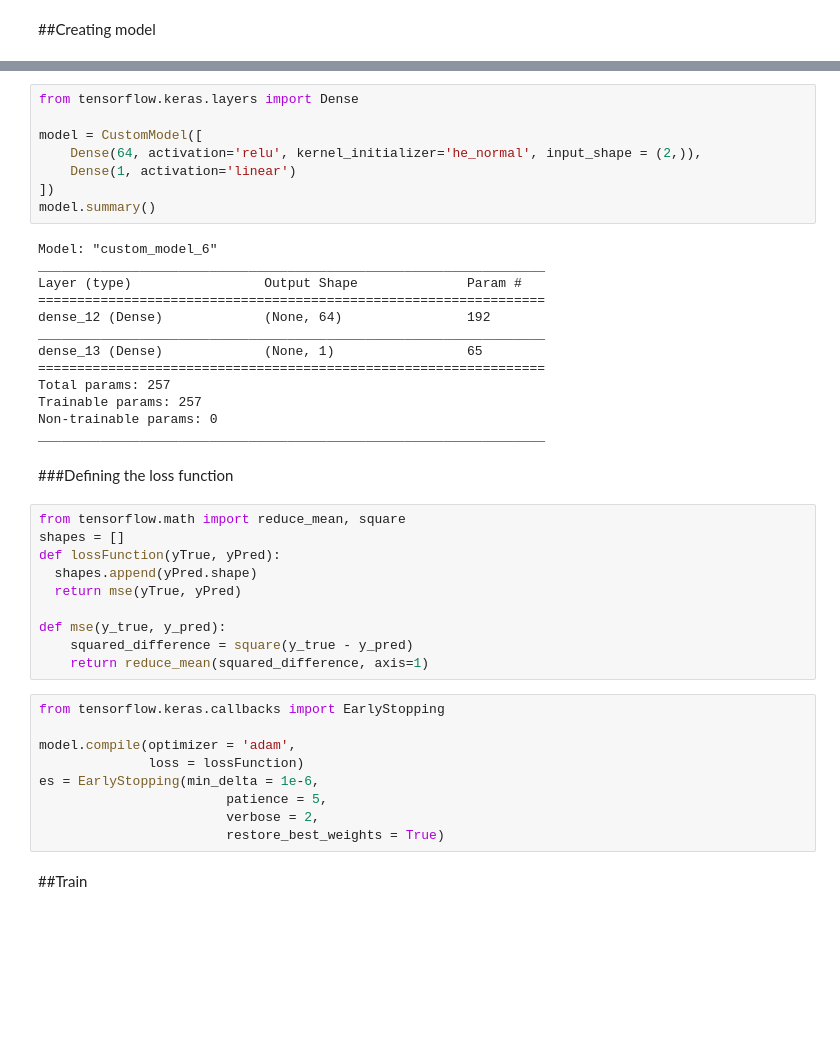
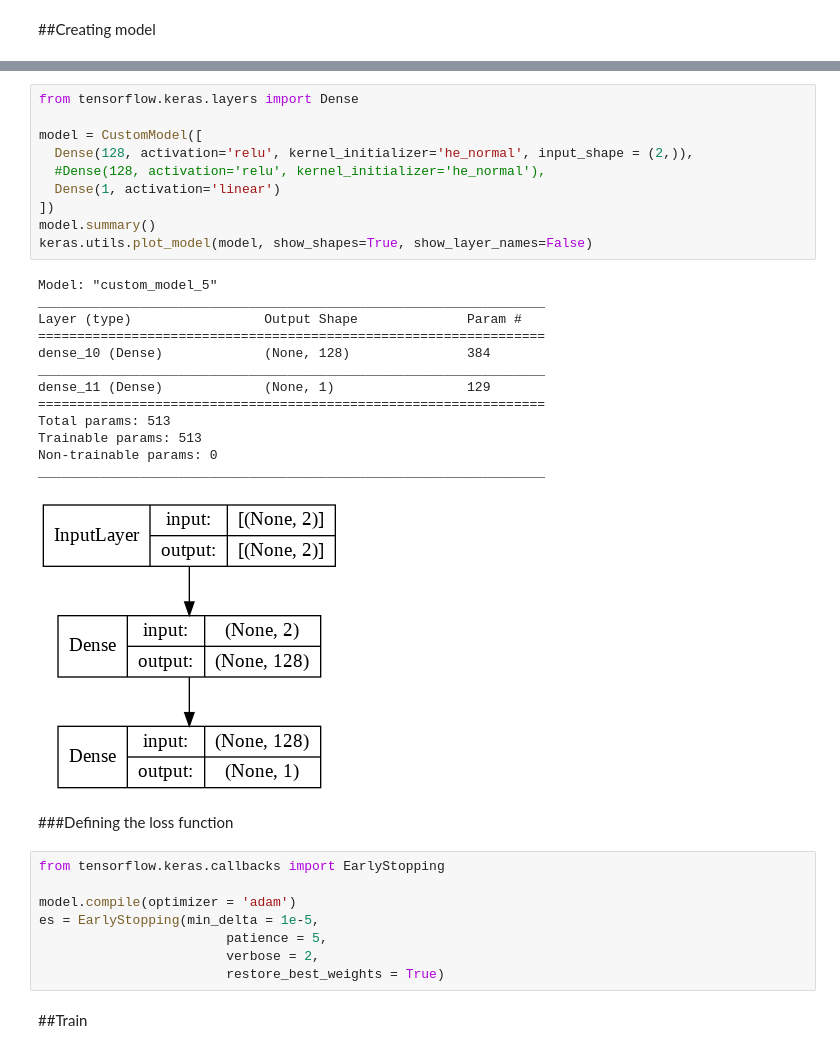
Before and after one commit to Egoago/Onlab, a Jupyter notebook: Önlab.ipynb, the cells around one changed output, grey strips where cells are left out. Drawn from its saved outputs; the diff is of its cells as text; blank space fills up the shorter version.

```diff
--- a/Önlab.ipynb
+++ b/Önlab.ipynb
@@ -95,42 +135,34 @@ class CustomModel(Sequential):
 # %%
 from tensorflow.keras.layers import Dense
 
 model = CustomModel([
-    Dense(64, activation='relu', kernel_initializer='he_normal', input_shape = (2,)),
-    Dense(1, activation='linear')
+  Dense(128, activation='relu', kernel_initializer='he_normal', input_shape = (2,)),
+  #Dense(128, activation='relu', kernel_initializer='he_normal'),
+  Dense(1, activation='linear')
 ])
 model.summary()
+keras.utils.plot_model(model, show_shapes=True, show_layer_names=False)
 # %% [output]
-Model: "custom_model_6"
+Model: "custom_model_5"
 _________________________________________________________________
 Layer (type)                 Output Shape              Param #
 =================================================================
-dense_12 (Dense)             (None, 64)                192
+dense_10 (Dense)             (None, 128)               384
 _________________________________________________________________
-dense_13 (Dense)             (None, 1)                 65
+dense_11 (Dense)             (None, 1)                 129
 =================================================================
-Total params: 257
-Trainable params: 257
+Total params: 513
+Trainable params: 513
 Non-trainable params: 0
 _________________________________________________________________
+[figure, added]
 # %% [markdown]
 ###Defining the loss function
-# %%
-from tensorflow.math import reduce_mean, square
-shapes = []
-def lossFunction(yTrue, yPred):
-  shapes.append(yPred.shape)
-  return mse(yTrue, yPred)
-
-def mse(y_true, y_pred):
-    squared_difference = square(y_true - y_pred)
-    return reduce_mean(squared_difference, axis=1)
 # %%
 from tensorflow.keras.callbacks import EarlyStopping
 
-model.compile(optimizer = 'adam',
-              loss = lossFunction)
-es = EarlyStopping(min_delta = 1e-6,
+model.compile(optimizer = 'adam')
+es = EarlyStopping(min_delta = 1e-5,
                         patience = 5,
                         verbose = 2,
                         restore_best_weights = True)
```
Also changed, not shown: parts of 8 cells of this notebook.
